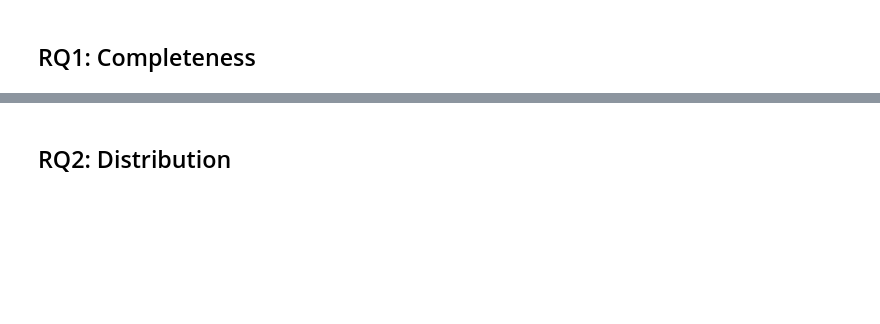
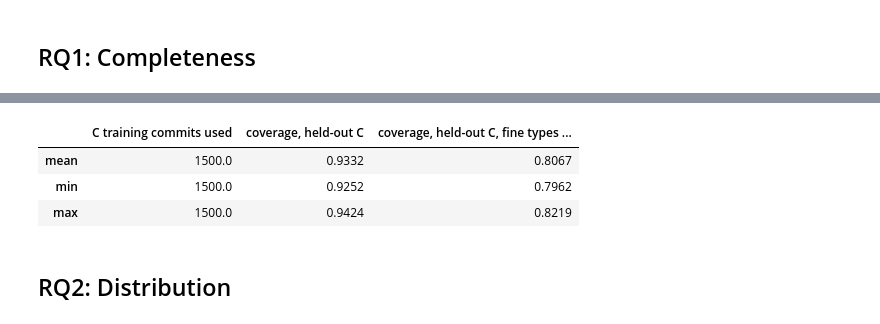
Before and after one commit to KatelynVanDyke/thesis, a Jupyter notebook: thesis.ipynb, the cells around one changed output, grey strips where cells are left out. Saved outputs shown, nothing was run; the diff lists cells and outputs as text; code cells hidden in the pictures; blank space fills up the shorter version.

```diff
--- a/thesis.ipynb
+++ b/thesis.ipynb
@@ -800,3 +923,28 @@ for lang, d in changes.items():
+# %%
+# RQ1 supplement: is the lower C++ coverage a matter of training-fold size?
+# Derive K from random subsets of the C training commits, each as large as the C++ training
+# fold, and measure coverage on the full C held-out fold. Saves tables/rq1_subsample.csv.
+SUBSAMPLE_RUNS = 20   # move to the configuration cell if you prefer
+
+n_cpp_train = changes["cpp"].loc[changes["cpp"]["fold"] == "train", "commit"].nunique()
+c_train = changes["c"][changes["c"]["fold"] == "train"]
+c_test = changes["c"][changes["c"]["fold"] == "test"]
+train_commits = sorted(c_train["commit"].unique())
+runs = []
+for seed in range(SUBSAMPLE_RUNS):
+    keep = set(random.Random(seed).sample(train_commits, n_cpp_train))
+    k = derive_K(c_train[c_train["commit"].isin(keep)])
+    runs.append({"seed": seed,
+                 "C training commits used": n_cpp_train,
+                 "coverage, held-out C": pd.Series(classify(c_test, k)).notna().mean(),
+                 "coverage, held-out C, fine types only": pd.Series(classify(c_test, (k[0], set()))).notna().mean()})
+runs = pd.DataFrame(runs)
+display(save(runs.drop(columns="seed").describe().loc[["mean", "min", "max"]].round(4), "rq1_subsample"))
+# %% [output]
+|  | C training commits used | coverage, held-out C | coverage, held-out C, fine types ... |
+| mean | 1500.0 | 0.9332 | 0.8067 |
+| min | 1500.0 | 0.9252 | 0.7962 |
+| max | 1500.0 | 0.9424 | 0.8219 |
 # %% [markdown]
 ## RQ2: Distribution
 # %%
```
Also changed, not shown: parts of 14 cells of this notebook, 5 other files.
